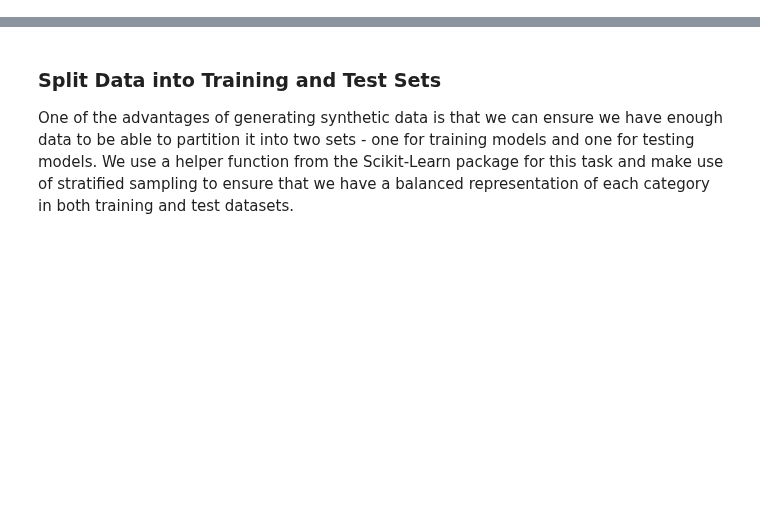
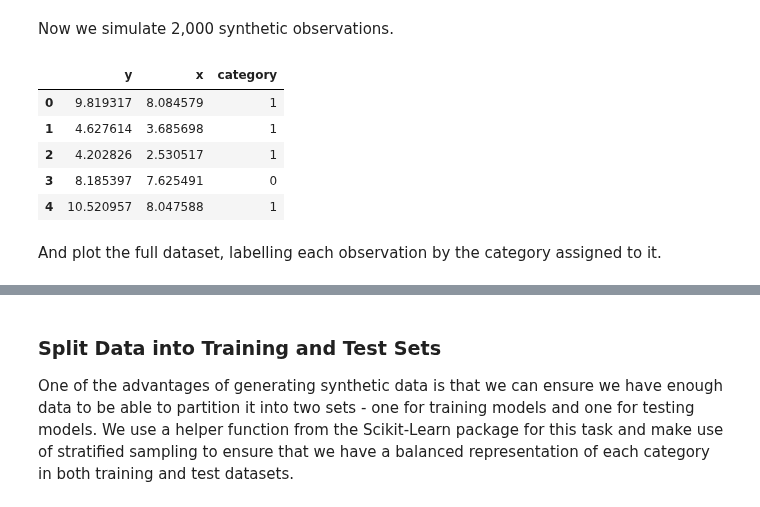
Before and after one commit to bodywork-ml/bodywork-pymc3-project, a Jupyter notebook: PYMC3 Demo.ipynb, the cells around one changed output, grey strips where cells are left out. Saved outputs shown, nothing was run; the diff lists cells and outputs as text; code cells hidden in the pictures; blank space fills up the shorter version.

```diff
--- a/PYMC3 Demo.ipynb
+++ b/PYMC3 Demo.ipynb
@@ -54,20 +62,5 @@ where $\tilde{\epsilon} \sim N(0, 1)$, $\sigma$ is the standard deviation of the
 # %%
-alpha_0 = 1
-alpha_1 = 1.25
-beta_0 = 1
-beta_1 = 1.25
+beta_c0 = 1
+beta_c1 = 1.25
+
 sigma = 0.75
-
-n_samples = 2000
-
-category = binomial(n=1, p=0.5, size=n_samples)
-x = uniform(low=0, high=10, size=n_samples)
-
-y = ((1 - category) * alpha_0 + category * alpha_1
-     + ((1 - category) * beta_0 + category * beta_1) * x
-     + sigma * randn(n_samples))
-
-model_data = pd.DataFrame({"y": y, "x": x, "category": category})
-
-display(model_data.head())
-_ = sns.relplot(x="x", y="y", hue="category", data=model_data)
@@ -81,0 +67,20 @@ _ = sns.relplot(x="x", y="y", hue="category", data=model_data)
+# %% [markdown]
+Now we simulate 2,000 synthetic observations.
+# %%
+n_samples = 2000
+
+category = binomial(n=1, p=0.5, size=n_samples)
+x = uniform(low=0, high=10, size=n_samples)
+y = ((1 - category) * beta_c0 + category * beta_c1) * x + sigma * randn(n_samples)
+
+model_data = pd.DataFrame({"y": y, "x": x, "category": category})
+display(model_data.head())
+# %% [output]
+|  | y | x | category |
+| 0 | 9.819317 | 8.084579 | 1 |
+| 1 | 4.627614 | 3.685698 | 1 |
+| 2 | 4.202826 | 2.530517 | 1 |
+| 3 | 8.185397 | 7.625491 | 0 |
+| 4 | 10.520957 | 8.047588 | 1 |
+# %% [markdown]
+And plot the full dataset, labelling each observation by the category assigned to it.
```
Also changed, not shown: parts of 14 cells of this notebook.
